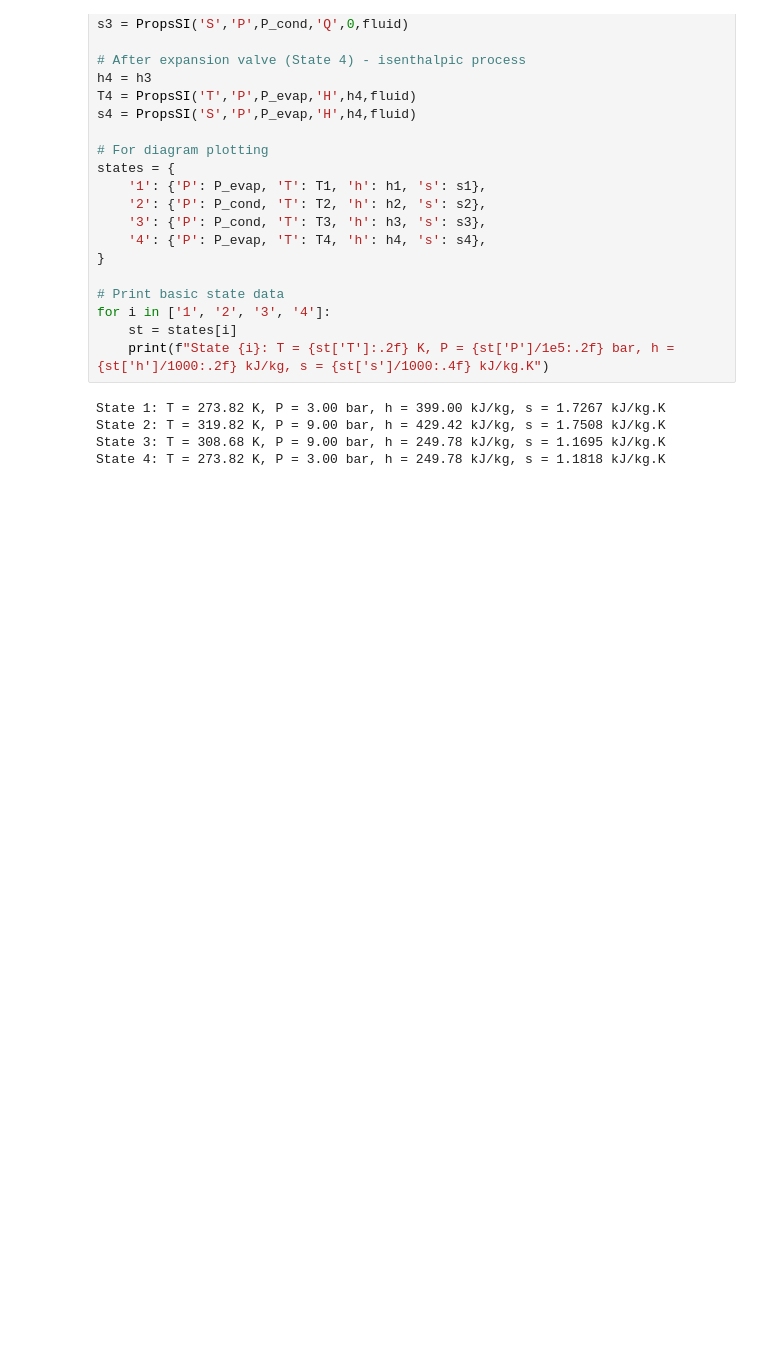
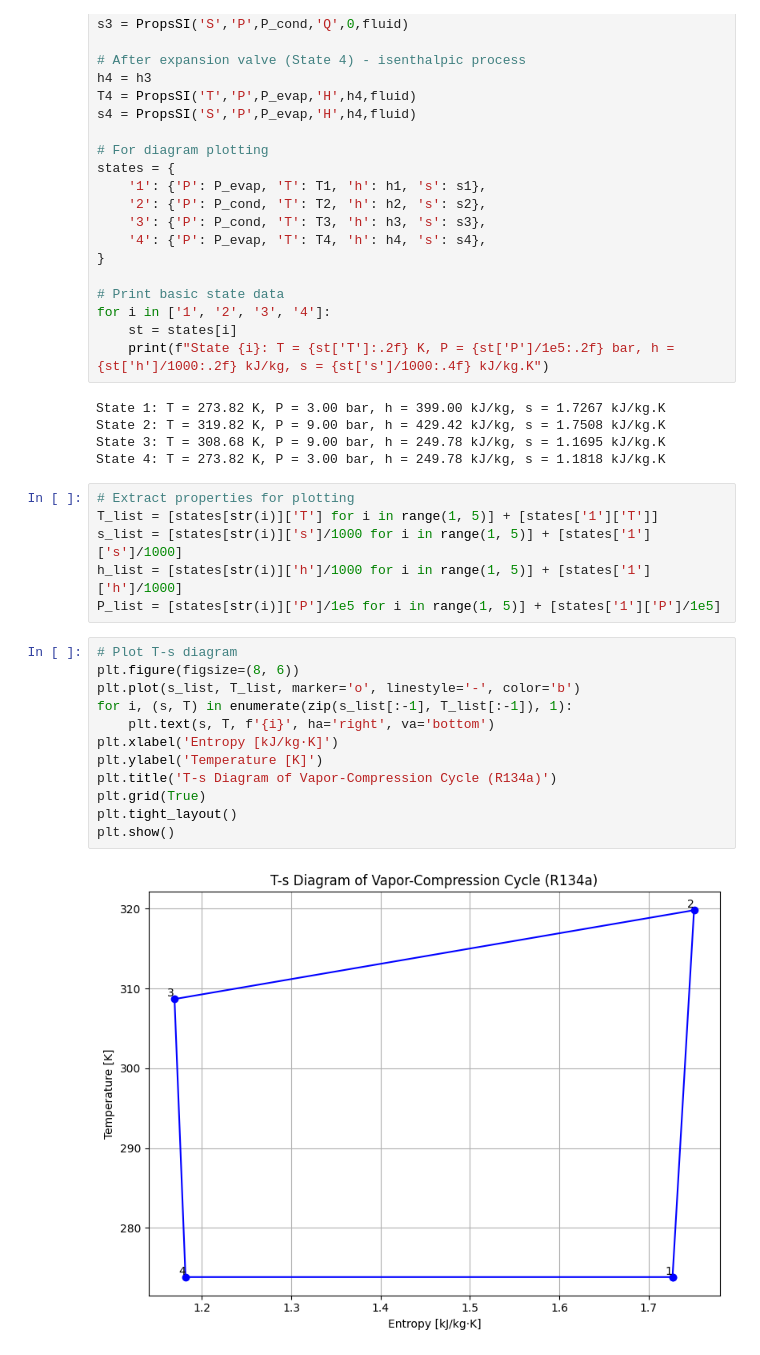
Before and after one commit to jcmachicao/pucp_termodinamica, a Jupyter notebook: pucp_termo2__refrigerant_cycle.ipynb, the cells around one changed output. Saved outputs shown, nothing was run; the diff lists cells and outputs as text; blank space fills up the shorter version.

```diff
--- a/pucp_termo2__refrigerant_cycle.ipynb
+++ b/pucp_termo2__refrigerant_cycle.ipynb
@@ -64,3 +64,23 @@ State 1: T = 273.82 K, P = 3.00 bar, h = 399.00 kJ/kg, s = 1.7267 kJ/kg.K
 State 2: T = 319.82 K, P = 9.00 bar, h = 429.42 kJ/kg, s = 1.7508 kJ/kg.K
 State 3: T = 308.68 K, P = 9.00 bar, h = 249.78 kJ/kg, s = 1.1695 kJ/kg.K
 State 4: T = 273.82 K, P = 3.00 bar, h = 249.78 kJ/kg, s = 1.1818 kJ/kg.K
+# %%
+# Extract properties for plotting
+T_list = [states[str(i)]['T'] for i in range(1, 5)] + [states['1']['T']]
+s_list = [states[str(i)]['s']/1000 for i in range(1, 5)] + [states['1']['s']/1000]
+h_list = [states[str(i)]['h']/1000 for i in range(1, 5)] + [states['1']['h']/1000]
+P_list = [states[str(i)]['P']/1e5 for i in range(1, 5)] + [states['1']['P']/1e5]
+# %%
+# Plot T-s diagram
+plt.figure(figsize=(8, 6))
+plt.plot(s_list, T_list, marker='o', linestyle='-', color='b')
+for i, (s, T) in enumerate(zip(s_list[:-1], T_list[:-1]), 1):
+    plt.text(s, T, f'{i}', ha='right', va='bottom')
+plt.xlabel('Entropy [kJ/kg·K]')
+plt.ylabel('Temperature [K]')
+plt.title('T-s Diagram of Vapor-Compression Cycle (R134a)')
+plt.grid(True)
+plt.tight_layout()
+plt.show()
+# %% [output]
+[figure, added]
```
Also changed, not shown: parts of 2 cells of this notebook.
